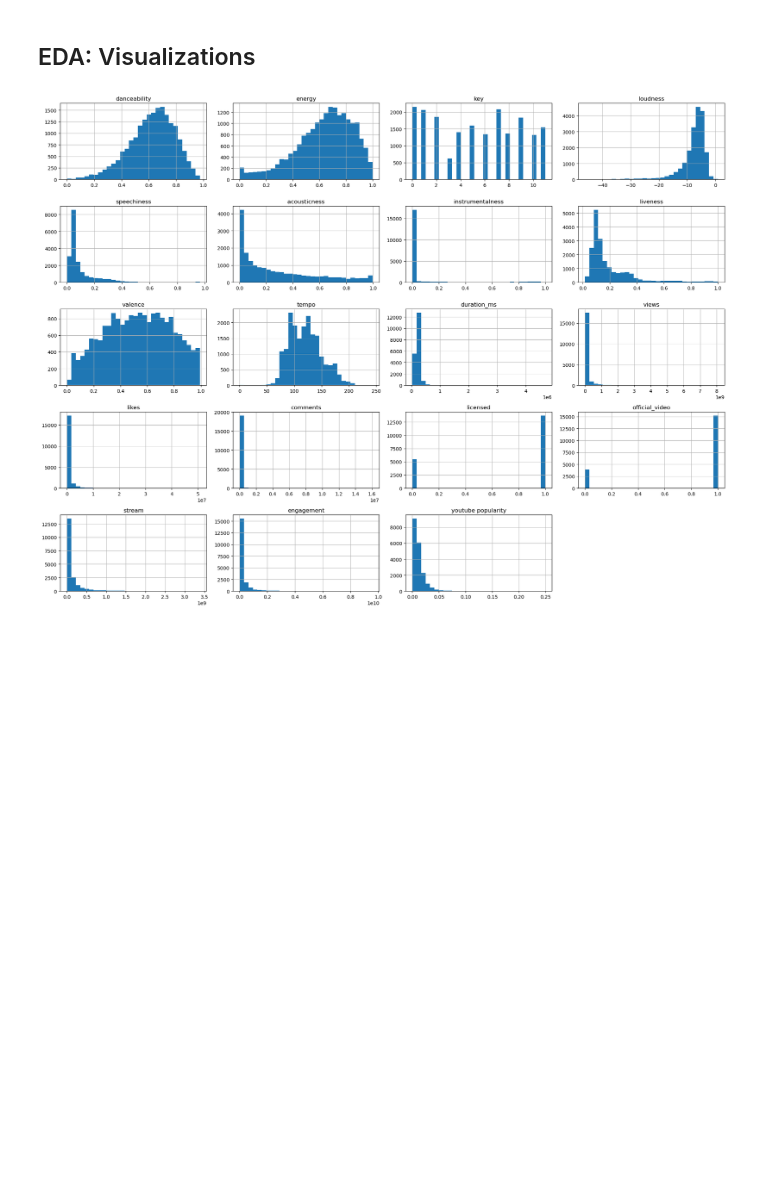
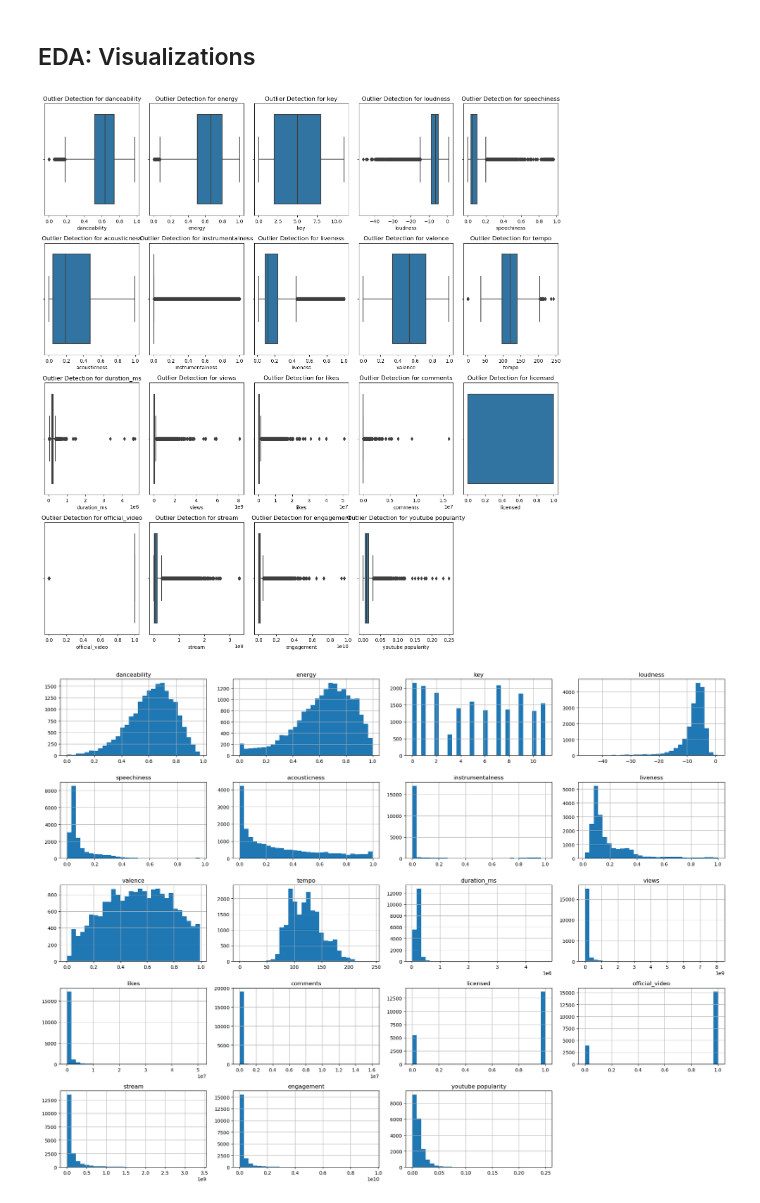
Before and after one commit to dparcon/Project_4_Group_2, a Jupyter notebook: spotify_youtube_song_analysis.ipynb, the cells around one changed output. Cells and saved outputs as stored; diff of their text form; code cells hidden in the pictures; blank space fills up the shorter version.

Commit message:
added box plots for outliers

```diff
--- a/spotify_youtube_song_analysis.ipynb
+++ b/spotify_youtube_song_analysis.ipynb
@@ -180,6 +180,31 @@ scaled_df
 19170 rows × 19 columns
 # %% [markdown]
 ## EDA: Visualizations
+# %%
+# Select numeric columns
+numeric_columns = scaled_df.select_dtypes(include='number').columns
+
+# Set up the grid layout: Adjust rows and columns based on the number of features
+n_cols = 5  # Number of columns in the grid
+n_rows = (len(numeric_columns) + n_cols - 1) // n_cols  # Calculate the number of rows
+
+# Set up the figure and subplots
+fig, axes = plt.subplots(n_rows, n_cols, figsize=(15, n_rows * 4))
+axes = axes.flatten()  # Flatten axes for easy iteration
+
+# Plot boxplots on the grid
+for i, col in enumerate(numeric_columns):
+    sns.boxplot(x=spotify_youtube_df[col], ax=axes[i])
+    axes[i].set_title(f'Outlier Detection for {col}')
+
+# Hide any empty subplots if the number of features doesn't match the grid perfectly
+for j in range(i + 1, n_rows * n_cols):
+    fig.delaxes(axes[j])
+
+plt.tight_layout()
+plt.show()
+# %% [output]
+[figure, added]
 # %%
 # Plot histograms
 spotify_youtube_df_cleaned.hist(bins=30, figsize=(20, 15))
```
Also changed, not shown: parts of 2 cells of this notebook.
